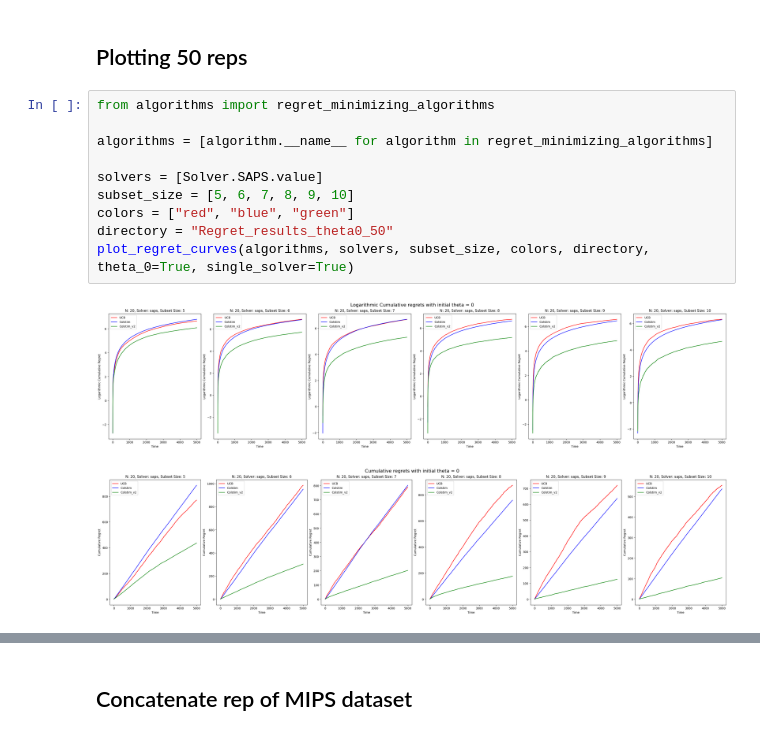
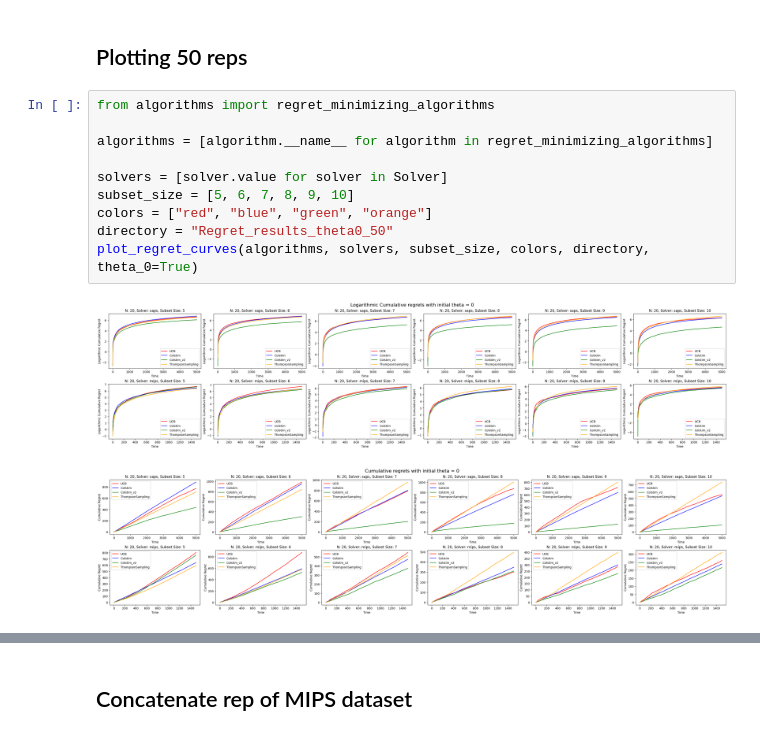
Before and after one commit to sshivam95/Multi-Dueling-Bandits, a Jupyter notebook: test.ipynb, the cells around one changed output, grey strips where cells are left out. Saved outputs shown, nothing was run; the diff lists cells and outputs as text.

Commit message:
Plot 50 reps experiment

```diff
--- a/test.ipynb
+++ b/test.ipynb
@@ -337,13 +337,13 @@ plot_execution_times(algorithms, solvers, subset_size, colors, directory)
 # %%
 from algorithms import regret_minimizing_algorithms
 
 algorithms = [algorithm.__name__ for algorithm in regret_minimizing_algorithms]
 
-solvers = [Solver.SAPS.value]
+solvers = [solver.value for solver in Solver]
 subset_size = [5, 6, 7, 8, 9, 10]
-colors = ["red", "blue", "green"]
+colors = ["red", "blue", "green", "orange"]
 directory = "Regret_results_theta0_50"
-plot_regret_curves(algorithms, solvers, subset_size, colors, directory, theta_0=True, single_solver=True)
+plot_regret_curves(algorithms, solvers, subset_size, colors, directory, theta_0=True)
 # %% [output]
-[figure, old version]
+[figure, new version]
-[figure, old version]
+[figure, new version]
```
Also changed, not shown: parts of 1 cell of this notebook.
